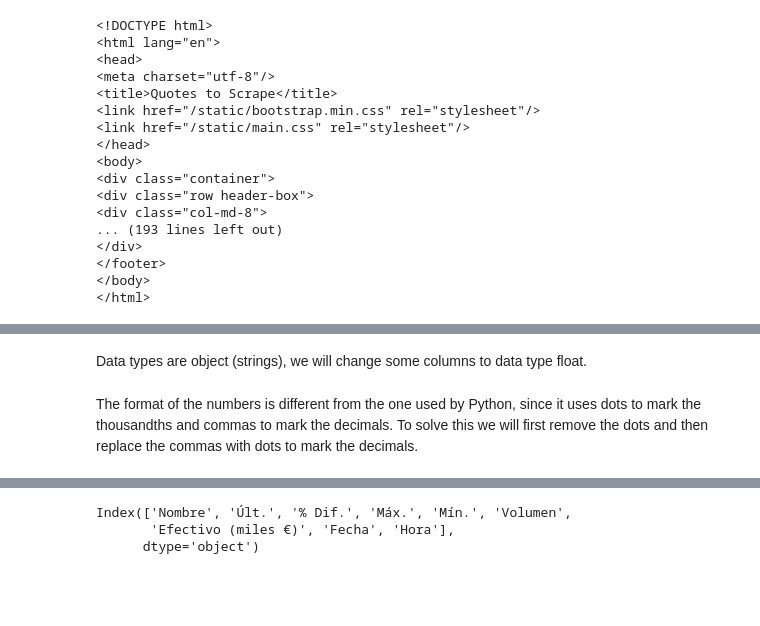
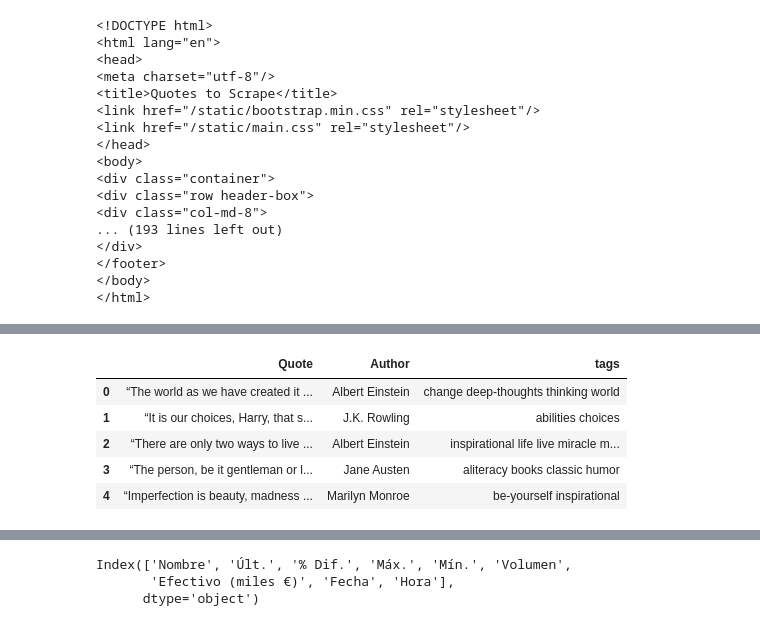
Before and after one commit to David-DataScience/Web_Scrapping, a Jupyter notebook: S10.ipynb, the cells around one changed output, grey strips where cells are left out. Saved outputs shown, nothing was run; the diff lists cells and outputs as text; code cells hidden in the pictures; blank space fills up the shorter version.

```diff
--- a/S10.ipynb
+++ b/S10.ipynb
@@ -77,12 +136,3 @@ tags
  <a class="tag" href="/tag/obvious/page/1/">obvious</a>
  <a class="tag" href="/tag/simile/page/1/">simile</a>
  </div>]
-# %%
-column_names3 = []
-
-for i in tags:
-    tag = soup.find_all("div", "tag")
-    column_name = i.text
-    column_names3.append(column_name)
-
-print(column_names3)
@@ -120,0 +141,7 @@ author
+# %%
+column_names4 = []
+
+for j in tags:
+    row_data = j.find_all("a", "tag")
+    row = [i.text for i in row_data]
+    column_names4.append(' '.join([str(elem) for elem in row]))
@@ -121,5 +152,4 @@ author
 # %%
 Creem el dataframe
 # %%
-# create dataframe with column_names
-df = pd.DataFrame(columns=['Quote','Author'])
+df = pd.DataFrame(columns=['Quote','Author', 'Tags'])
@@ -190,4 +162,2 @@ memory usage: 2.7+ KB
-# %% [markdown]
-Data types are object (strings), we will change some columns to data type float.
-# %% [markdown]
-The format of the numbers is different from the one used by Python, since it uses dots to mark the thousandths and commas to mark the decimals. To solve this we will first remove the dots and then replace the commas with dots to mark the decimals.
+# %%
+df['tags']=column_names4
@@ -193,0 +166,9 @@ The format of the numbers is different from the one used by Python, since it use
+# %%
+df.head()
+# %% [output]
+|  | Quote | Author | tags |
+| 0 | “The world as we have created it ... | Albert Einstein | change deep-thoughts thinking world |
+| 1 | “It is our choices, Harry, that s... | J.K. Rowling | abilities choices |
+| 2 | “There are only two ways to live ... | Albert Einstein | inspirational life live miracle m... |
+| 3 | “The person, be it gentleman or l... | Jane Austen | aliteracy books classic humor |
+| 4 | “Imperfection is beauty, madness ... | Marilyn Monroe | be-yourself inspirational |
```
Also changed, not shown: parts of 62 cells of this notebook.
